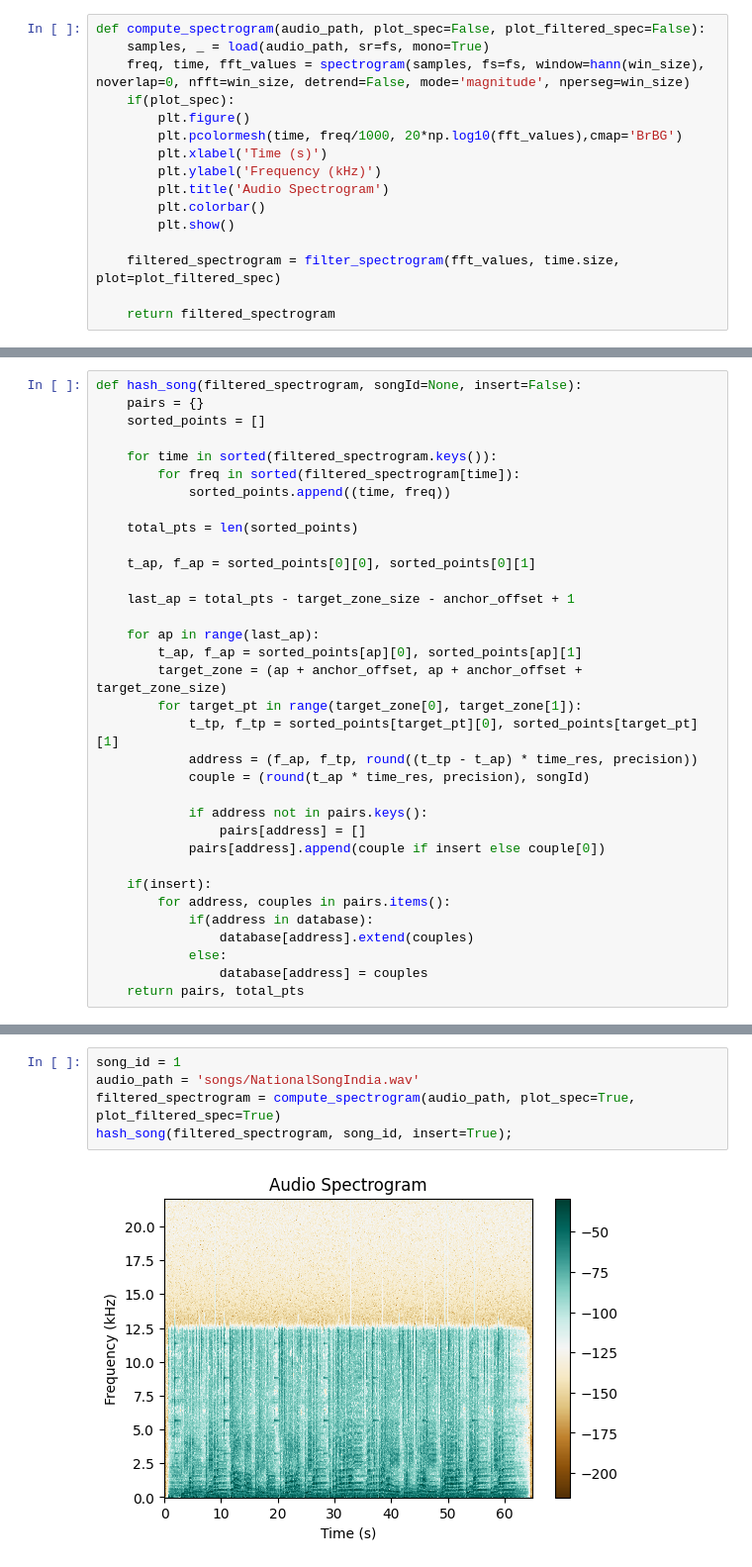
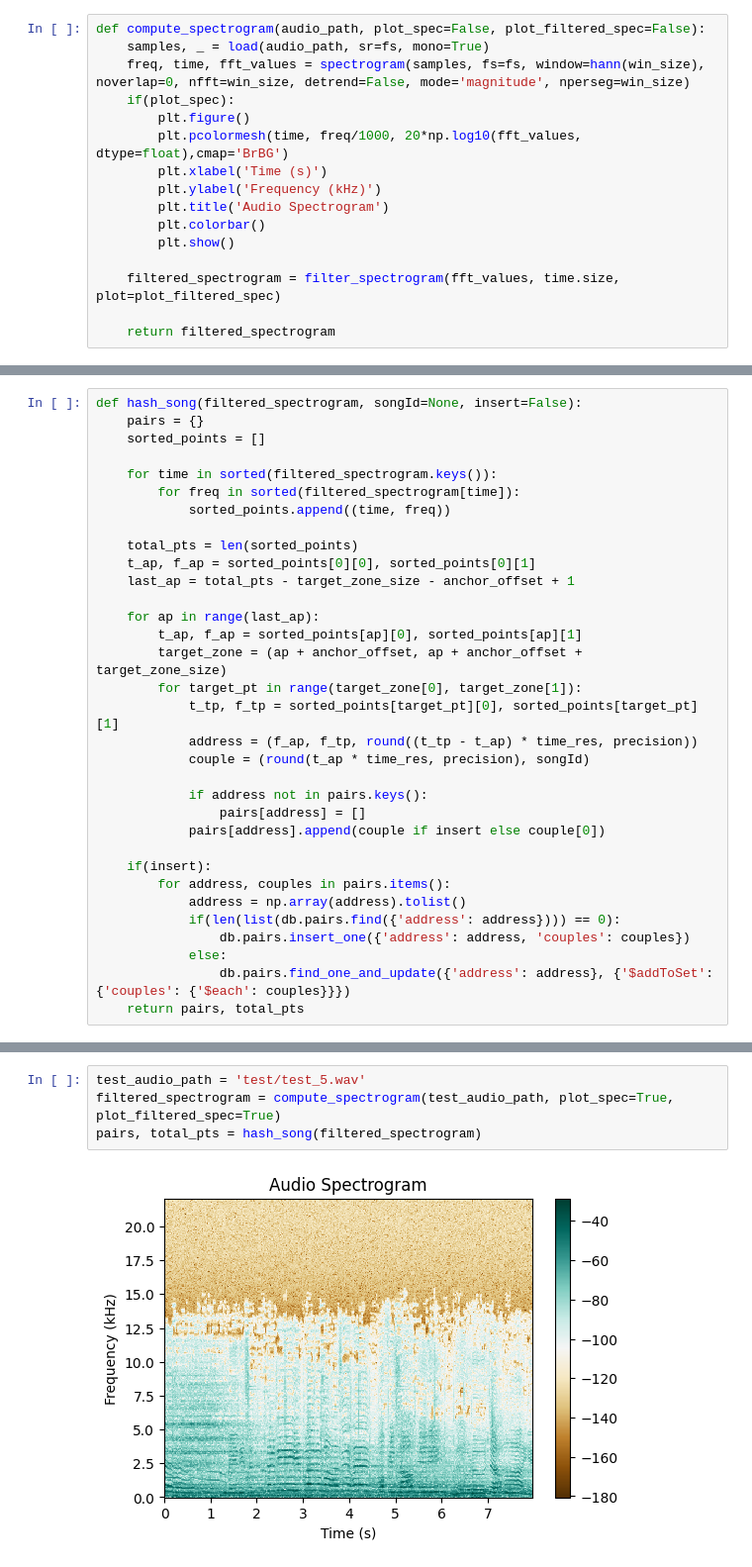
Before and after one commit to Aditya-ds-1806/DAFi-python, a Jupyter notebook: index.ipynb, the cells around one changed output, grey strips where cells are left out. Shown at 99% size. Drawn from its saved outputs; the diff is of its cells as text.

```diff
--- a/index.ipynb
+++ b/index.ipynb
@@ -29,7 +67,7 @@ def compute_spectrogram(audio_path, plot_spec=False, plot_filtered_spec=False):
     freq, time, fft_values = spectrogram(samples, fs=fs, window=hann(win_size), noverlap=0, nfft=win_size, detrend=False, mode='magnitude', nperseg=win_size)
     if(plot_spec):
         plt.figure()
-        plt.pcolormesh(time, freq/1000, 20*np.log10(fft_values),cmap='BrBG')
+        plt.pcolormesh(time, freq/1000, 20*np.log10(fft_values, dtype=float),cmap='BrBG')
         plt.xlabel('Time (s)')
         plt.ylabel('Frequency (kHz)')
         plt.title('Audio Spectrogram')
@@ -102,9 +140,7 @@ def hash_song(filtered_spectrogram, songId=None, insert=False):
             sorted_points.append((time, freq))
 
     total_pts = len(sorted_points)
-
     t_ap, f_ap = sorted_points[0][0], sorted_points[0][1]
-
     last_ap = total_pts - target_zone_size - anchor_offset + 1
 
     for ap in range(last_ap):
@@ -121,9 +157,10 @@ def hash_song(filtered_spectrogram, songId=None, insert=False):
 
     if(insert):
         for address, couples in pairs.items():
-            if(address in database):
-                database[address].extend(couples)
+            address = np.array(address).tolist()
+            if(len(list(db.pairs.find({'address': address}))) == 0):
+                db.pairs.insert_one({'address': address, 'couples': couples})
             else:
-                database[address] = couples
+                db.pairs.find_one_and_update({'address': address}, {'$addToSet': {'couples': {'$each': couples}}})
     return pairs, total_pts
 # %%
@@ -143,7 +198,6 @@ def filter_database_song(song_ids):
 # %%
-song_id = 1
-audio_path = 'songs/NationalSongIndia.wav'
-filtered_spectrogram = compute_spectrogram(audio_path, plot_spec=True, plot_filtered_spec=True)
-hash_song(filtered_spectrogram, song_id, insert=True);
+test_audio_path = 'test/test_5.wav'
+filtered_spectrogram = compute_spectrogram(test_audio_path, plot_spec=True, plot_filtered_spec=True)
+pairs, total_pts = hash_song(filtered_spectrogram)
 # %% [output]
-[figure, old version]
+[figure, new version]
```
Also changed, not shown: parts of 13 cells of this notebook.
